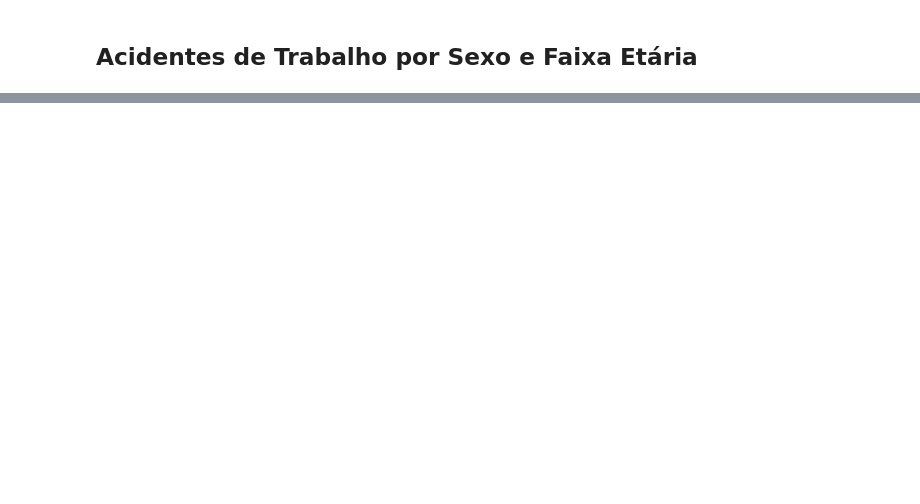
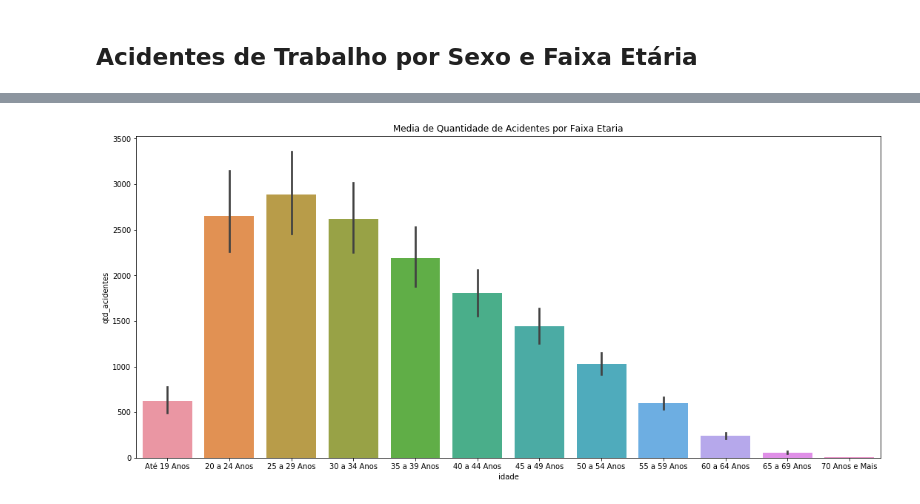
Before and after one commit to lorransr/CAT, a Jupyter notebook: Acidentes_de_Trabalho.ipynb, the cells around one changed output, grey strips where cells are left out. Saved outputs shown, nothing was run; the diff lists cells and outputs as text; code cells hidden in the pictures; blank space fills up the shorter version.

```diff
--- a/Acidentes_de_Trabalho.ipynb
+++ b/Acidentes_de_Trabalho.ipynb
@@ -455,0 +471,7 @@ heat_map
+# %%
+df_agesex.columns = ["ano",
+                     "idade",
+                     "motivo/situacao",
+                     "sexo",
+                     "qtd_acidentes",
+                     "situacao"]
@@ -455,0 +498,2 @@ heat_map
+# %%
+df_agesex = df_agesex[df_agesex.idade != "-"]
@@ -455,0 +523,5 @@ heat_map
+# %%
+df_agesex[["ano","qtd_acidentes"]] = df_agesex[["ano","qtd_acidentes"]].astype("int")
+# %%
+df_agesex=df_agesex[df_agesex["sexo"]!="Ignorado"]
+df_agesex=df_agesex[df_agesex["idade"]!="Ignorada"]
@@ -455,0 +550,8 @@ heat_map
+# %%
+plt.figure(figsize = (18,8))
+g = sns.barplot(data = df_agesex,
+                x = "idade",
+                y = "qtd_acidentes")
+g.set_title("Media de Quantidade de Acidentes por Faixa Etaria");
+# %% [output]
+[figure, added]
```
Also changed, not shown: parts of 27 cells of this notebook.
